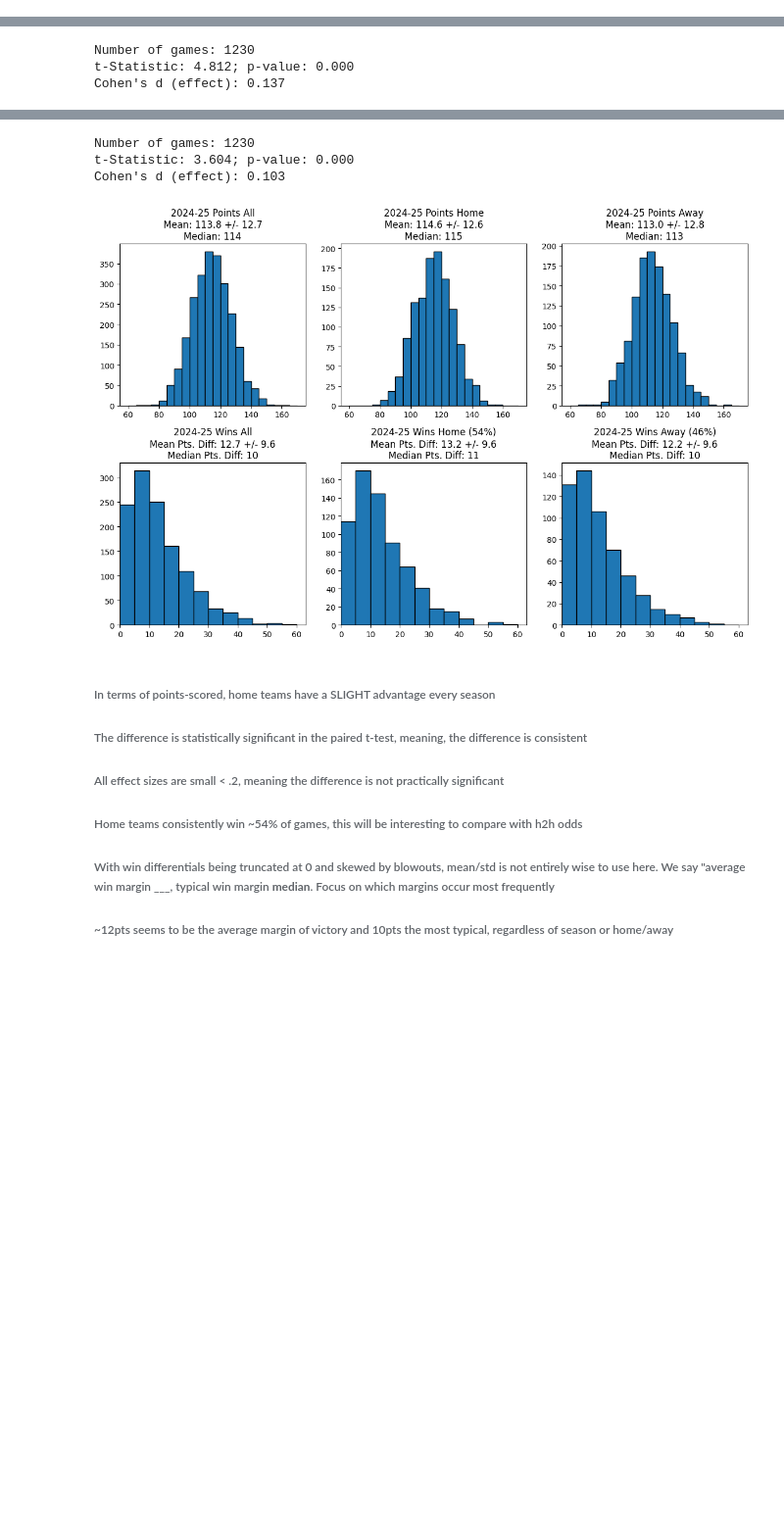
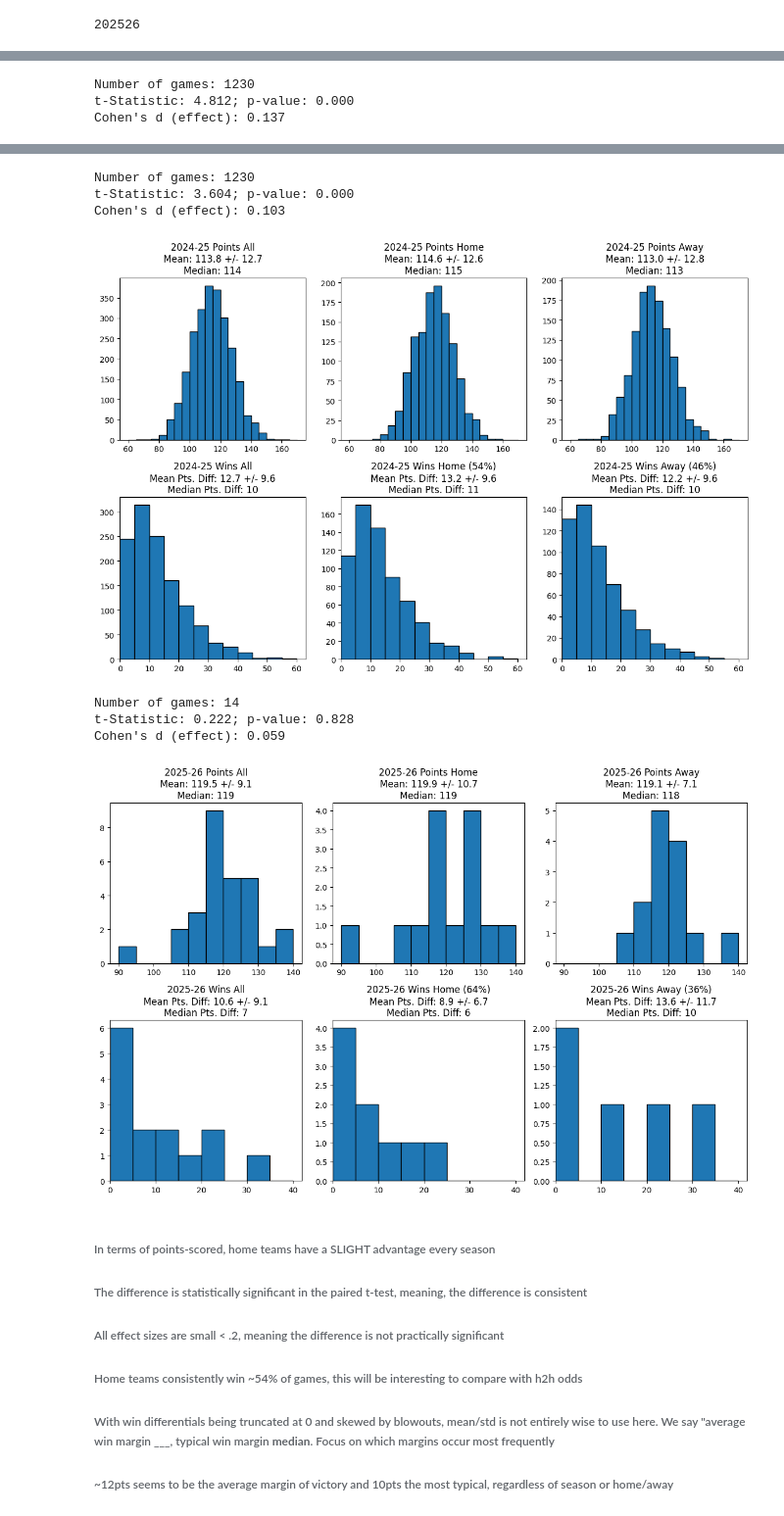
Before and after one commit to bbq-x/mathletics-analyze, a Jupyter notebook: scripts/points.ipynb, the cells around one changed output, grey strips where cells are left out. Shown at 98% size. Saved outputs shown, nothing was run; the diff lists cells and outputs as text; code cells hidden in the pictures; blank space fills up the shorter version.

Commit message:
Added updated packages

```diff
--- a/scripts/points.ipynb
+++ b/scripts/points.ipynb
@@ -1,13 +1,19 @@
 # %%
+import pandas as pd
 import os
 import sys
 
-# Add utils to path
-app_dir = os.path.abspath(os.path.join(os.path.dirname(os.path.abspath(__name__)), "../app"))
-sys.path.append(app_dir)
+ROOT_DIR = os.path.abspath(os.path.join(os.getcwd(), '..'))
+if ROOT_DIR not in sys.path:
+    sys.path.insert(0, ROOT_DIR)
 
-from utils import helpers as h
-import pandas as pd
+from packages.utils import cloud_cnxn, seasons, season_conversion
+c_con, c_eng = cloud_cnxn()
+seasons = seasons()
+SCHEMA = season_conversion(SEASON)
+print(SCHEMA)
+# %% [output]
+202526
 # %%
 # A describe().T with season_all, season_home, season_away as the index
 # Each one will probably have to be independently calculated and appended
@@ -15,20 +21,18 @@ import math as m
 import matplotlib.pyplot as plt
 import numpy as np
 
-con, engine = h.cnxn_info()
-seasons = h.seasons()
 df_dict = {}
 
 for season in seasons:
-    season_conv = h.season_conversion(season)
+    schema = season_conversion(season)
     # Query data
     sch = pd.read_sql_query(f"""select *
-                            from schedule${season_conv} where home_pts is not null
+                            from "{schema}".game_details where home_pts is not null
                             and game_id != '0062400001'
-                            """,con=engine)
+                            """,con=c_eng)
     sch = sch[ (sch["game_type"]=="Regular Season") | (sch["game_type"]=="Emirates NBA Cup") ]
     sch.sort_values("game_time",inplace=True)    # Sort by date, preserve time order
-    df_dict[season_conv] = sch
+    df_dict[schema] = sch
     print(f"Number of games: {len(sch)}")
 
     stat_list = []
@@ -124,33 +128,37 @@ for season in seasons:
     axes[1, 2].hist(away_wins,
                  range=[0, limit_high],
                  bins=bins,
                  edgecolor="black",
                  linewidth=1)
     axes[1, 2].set_title(f"{season} Wins Away ({a_win_p}%)\nMean Pts. Diff: {round(np.mean(away_wins),1)} +/- {round(np.std(away_wins),1)}\nMedian Pts. Diff: {int(np.median(away_wins))}")
     axes[1, 2].set_xlim(left=0)
 
     plt.tight_layout()
     plt.show()
 
 
     print()
 # %% [output]
 Number of games: 1230
 t-Statistic: 3.946; p-value: 0.000
 Cohen's d (effect): 0.113
 [figure]
 Number of games: 1230
 t-Statistic: 6.414; p-value: 0.000
 Cohen's d (effect): 0.183
 [figure]
 Number of games: 1230
 t-Statistic: 4.812; p-value: 0.000
 Cohen's d (effect): 0.137
 [figure]
 Number of games: 1230
 t-Statistic: 3.604; p-value: 0.000
 Cohen's d (effect): 0.103
 [figure]
+Number of games: 14
+t-Statistic: 0.222; p-value: 0.828
+Cohen's d (effect): 0.059
+[figure, added]
 # %% [markdown]
 ###### In terms of points-scored, home teams have a SLIGHT advantage every season
 ###### The difference is statistically significant in the paired t-test, meaning, the difference is consistent
```
Also changed, not shown: 1 other file.
